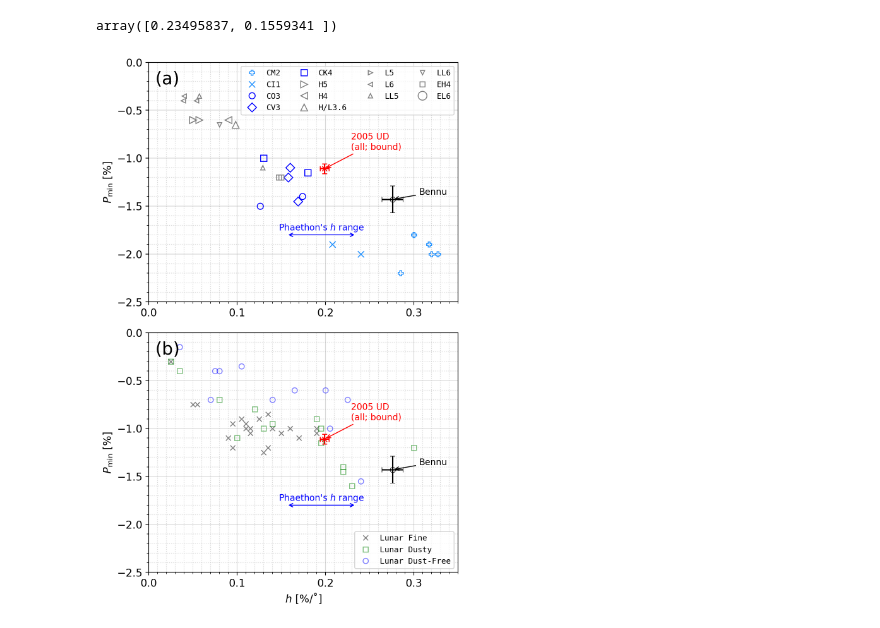
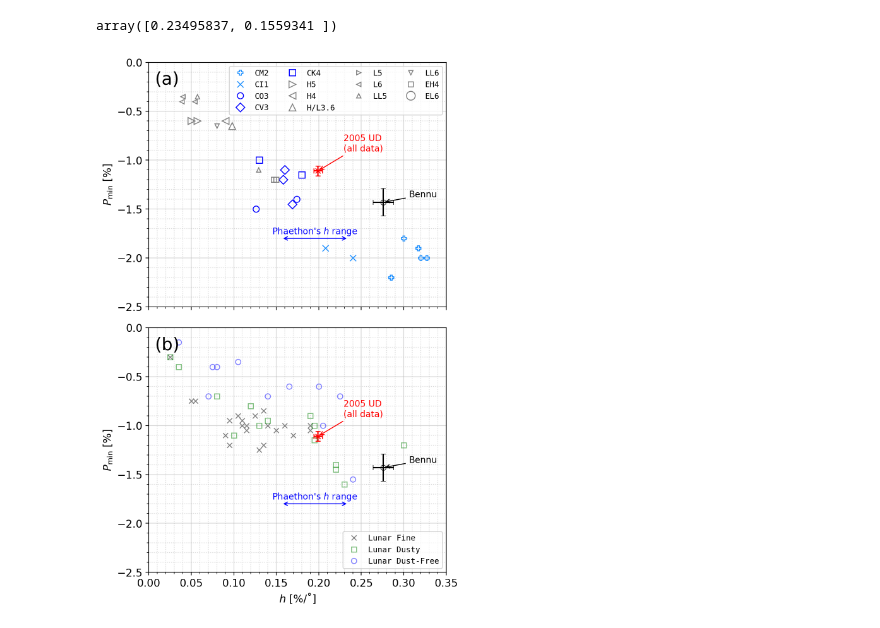
Before and after one commit to ysBach/IshiguroM_etal_155140_2005UD, a Jupyter notebook: polarimetry/Comparison_with_others.ipynb, the cells around one changed output. Saved outputs shown, nothing was run; the diff lists cells and outputs as text; code cells hidden in the pictures.

```diff
--- a/polarimetry/Comparison_with_others.ipynb
+++ b/polarimetry/Comparison_with_others.ipynb
@@ -8,6 +8,8 @@ from pathlib import Path
 
 from matplotlib import pyplot as plt
 from matplotlib import rcParams
+import matplotlib.ticker as ticker
+
 import pandas as pd
 import numpy as np
 
@@ -20,7 +22,7 @@ import ysvisutilpy as yvu
 
 uddata = StringIO('''h h_err a0 a0_err Pmin Pmin_err
 0.199 0.005 19.97 0.18 -1.11 0.05
-0.194 0.005 19.77 0.19 -1.12 0.05
+0.192 0.002 19.72 0.09 -1.11 0.02
 ''')
 # the bound (c1/c2 positive) and unbound (allowed negative) results.
 
@@ -31,6 +33,10 @@ bennu = pd.DataFrame(data=[[0.276, 0.012, 17.88, 0.40, -1.43, 0.14]],
 FIGDIR = Path("figs")
 DATADIR = Path("../data")
 DATADIR2 = Path("../../../__secured_data")  # Data by courtesy of I. Belskaya (to M. Ishiguro)
+
+poltab = pd.read_csv(DATADIR / "GeakeJE+DollfusA1986MNRAS_Tab1-7.csv")
+dg_ptab = poltab.groupby("category")
+categs = list(dg_ptab.groups.keys())
 # %%
 # We need to do it in a separate cell. See:
 # https://github.com/jupyter/notebook/issues/3385
@@ -181,7 +187,7 @@ h_phae
 array([0.23495837, 0.1559341 ])
 # %%
 fig, axs = plt.subplots(2, 1, figsize=(6., 9),
-                        sharex=False, sharey=True, gridspec_kw=None)
+                        sharex=True, sharey=True, gridspec_kw=None)
 
 axm = axs[0]  # meteorites
 axl = axs[1]  # lunar
@@ -214,7 +220,7 @@ for i, ax in enumerate([axm, axl]):
     ax.errorbar(bennu[xval], bennu[yval], **bnkw,
                 xerr=bennu[f"{xval}_err"], yerr=bennu[f"{yval}_err"])
     ax.annotate(
-        "2005 UD\n(all; bound)",
+        "2005 UD\n(all data)",
         xy=(uddata[xval][0], uddata[yval][0]),
         xytext=(uddata[xval][0] + 0.03, uddata[yval][0] + 0.2),
         **annotkw1,
@@ -238,32 +244,32 @@ for i, ax in enumerate([axm, axl]):
         xytext=(max(h_phae), -1.8),
         color='b', fontsize=10, xycoords='data',
         arrowprops=dict(arrowstyle="<->", color='b')
     )
     ax.annotate(
         "Phaethon's $h$ range",
         xy=(np.mean(h_phae), -1.8),
         horizontalalignment='center',
         xytext=(0, 5),
         color='b', fontsize=10, xycoords='data',
         textcoords='offset points',
 #         arrowprops=dict(arrowstyle="", color='b')
     )
     ax.text(0.02, 0.91, abc[i], transform=ax.transAxes, fontsize=20)
 
 axm.legend(loc=1, ncol=4, prop={'family': 'monospace', 'size': 9})
 axl.legend(loc=4, ncol=1, prop={'family': 'monospace', 'size': 9})
 # axm.legend(bbox_to_anchor=(1, 1), fontsize=10)
 # axl.legend(bbox_to_anchor=(1, 1), fontsize=10)
 
 axm.set(ylabel=r"$P_\mathrm{min}$ [%]", ylim=(-2.5, 0), xlim=(0, 0.35))
 axl.set(ylabel=r"$P_\mathrm{min}$ [%]", xlabel=r"$h$ [%/˚]", xlim=(0, 0.35))
 
-yvu.linticker([axm, axl], xmajlockws=0.1, xminlockws=0.01, ymajlockws=0.5, yminlockws=0.1)
+yvu.linticker([axm, axl], xmajlockws=0.05, xminlockws=0.01, ymajlockws=0.5, yminlockws=0.1)
 
 plt.tight_layout()
 fig.align_ylabels(axs)
 fig.align_xlabels(axs)
 plt.savefig(FIGDIR/"h-Pmin.pdf")
 plt.show()
 # %% [output]
-[figure, old version]
+[figure, new version]
```
Also changed, not shown: parts of 6 cells of this notebook, 2 other files.
